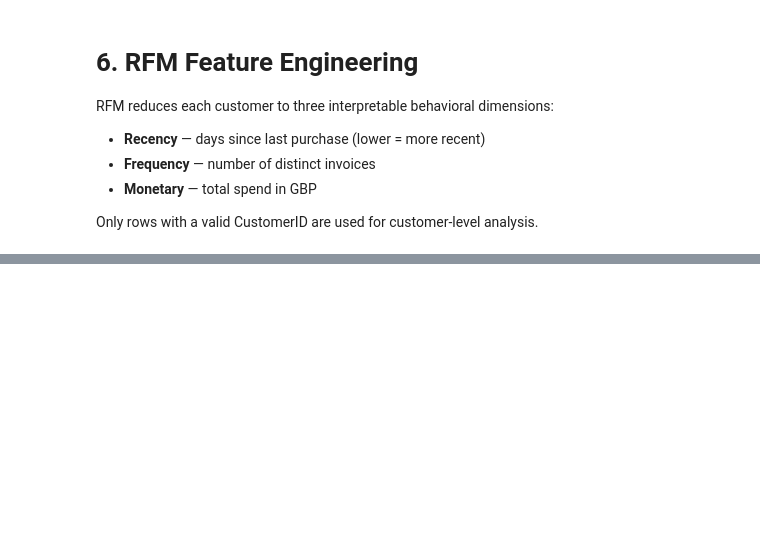
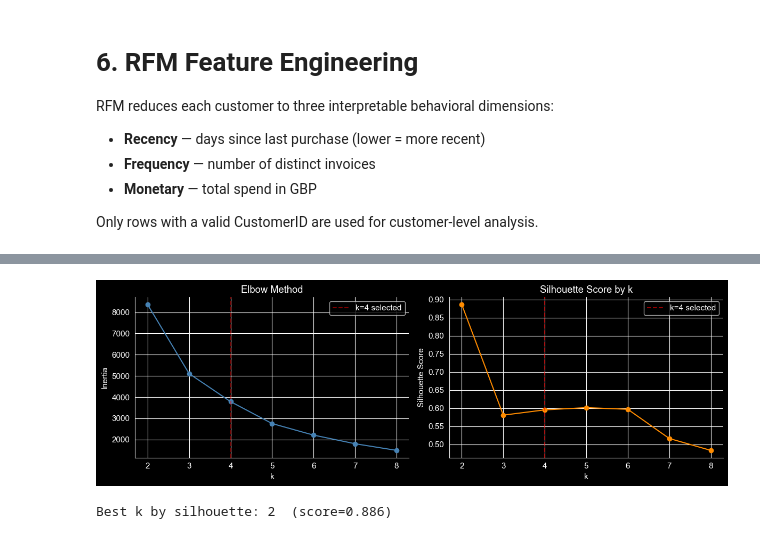
Before and after one commit to yaosaychi/CS4412_DataMiningProject, a Jupyter notebook: notebookFiles/organized data notebook.ipynb, the cells around one changed output, grey strips where cells are left out. Drawn from its saved outputs; the diff is of its cells as text; code cells hidden in the pictures; blank space fills up the shorter version.

```diff
--- a/notebookFiles/organized data notebook.ipynb
+++ b/notebookFiles/organized data notebook.ipynb
@@ -237,0 +279,6 @@ Only rows with a valid CustomerID are used for customer-level analysis.
+# %%
+# Standardizing RFM features.
+scaler = StandardScaler()
+rfm_scaled = scaler.fit_transform(rfm[['Recency','Frequency','Monetary']])
+print('StandardScaler applied — mean ~0, std ~1 per feature')
+pd.DataFrame(rfm_scaled, columns=['R_scaled','F_scaled','M_scaled']).describe().round(3)
@@ -237,0 +302,27 @@ Only rows with a valid CustomerID are used for customer-level analysis.
+# %%
+inertias, silhouettes = [], []
+K_range = range(2, 9)
+
+for k in K_range:
+    km  = KMeans(n_clusters=k, random_state=42, n_init=10)
+    lbl = km.fit_predict(rfm_scaled)
+    inertias.append(km.inertia_)
+    silhouettes.append(silhouette_score(rfm_scaled, lbl))
+
+fig, axes = plt.subplots(1, 2, figsize=(12, 4))
+axes[0].plot(list(K_range), inertias, 'o-', color='steelblue')
+axes[0].axvline(x=4, ls='--', color='red', alpha=0.5, label='k=4 selected')
+axes[0].set_xlabel('k'); axes[0].set_ylabel('Inertia')
+axes[0].set_title('Elbow Method'); axes[0].legend()
+
+axes[1].plot(list(K_range), silhouettes, 'o-', color='darkorange')
+axes[1].axvline(x=4, ls='--', color='red', alpha=0.6, label='k=4 selected')
+axes[1].set_xlabel('k'); axes[1].set_ylabel('Silhouette Score')
+axes[1].set_title('Silhouette Score by k'); axes[1].legend()
+plt.tight_layout(); plt.show()
+
+print(f'Best k by silhouette: {list(K_range)[silhouettes.index(max(silhouettes))]}  '
+      f'(score={max(silhouettes):.3f})')
+# %% [output]
+[figure, added]
+Best k by silhouette: 2  (score=0.886)
```
Also changed, not shown: parts of 14 cells of this notebook.
